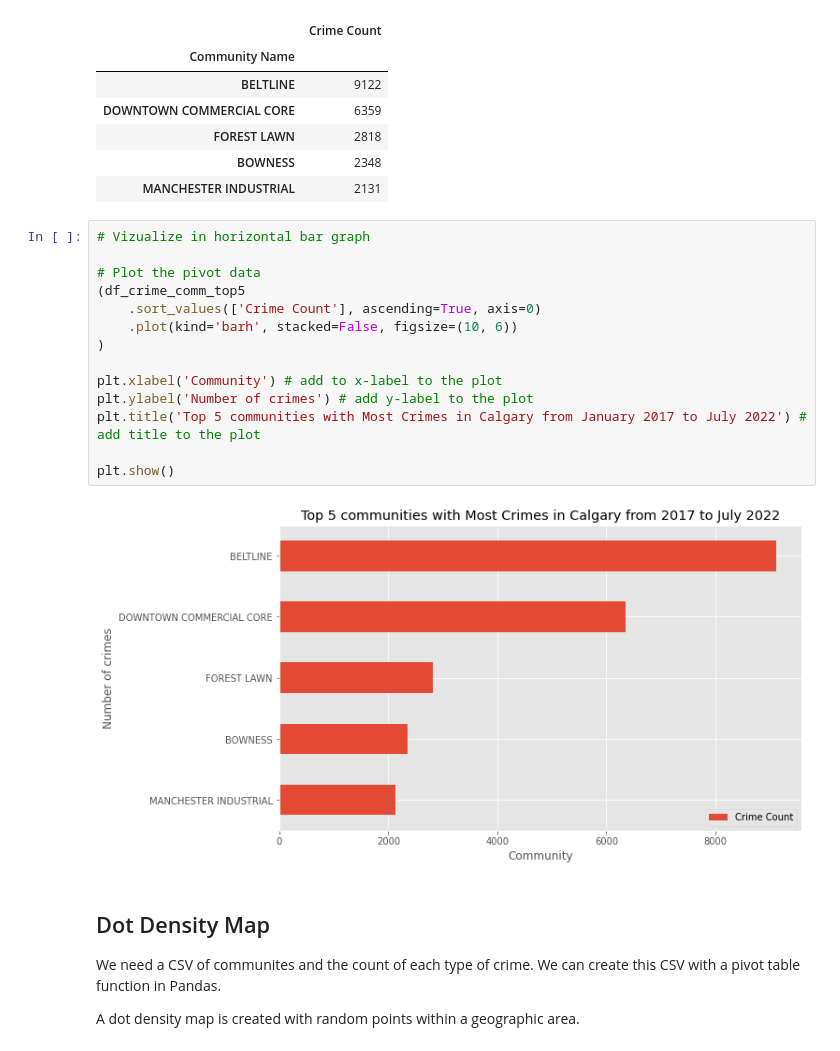
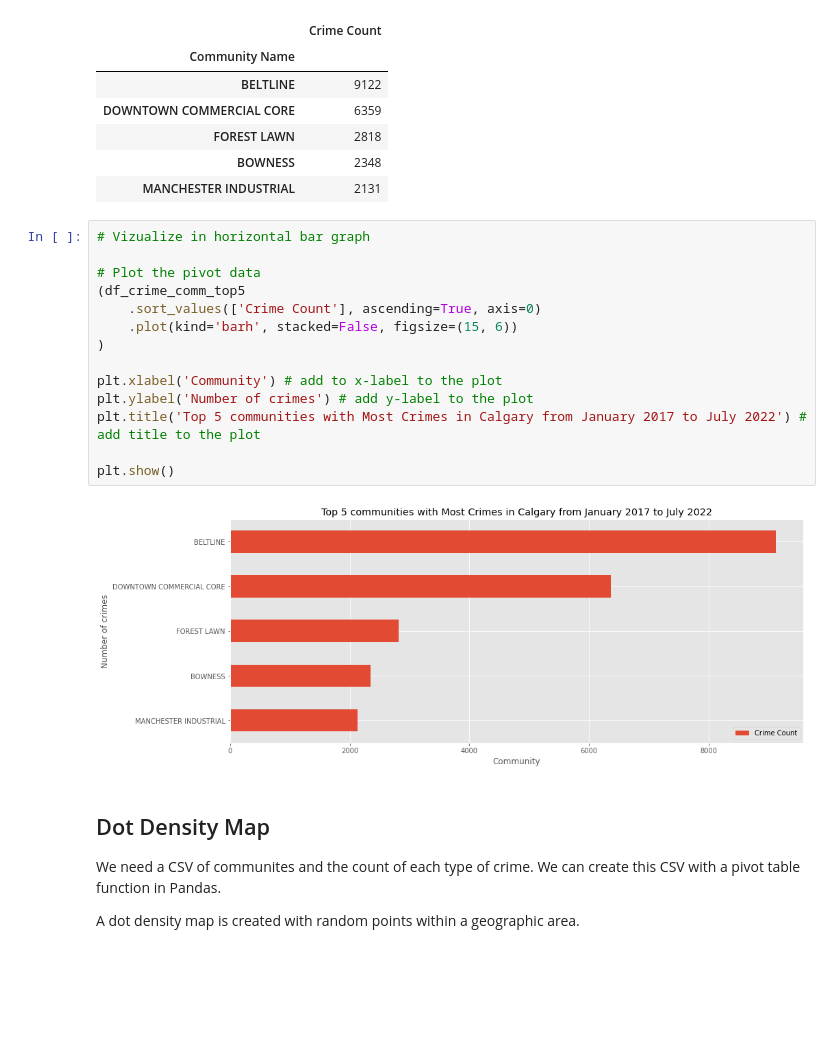
Before and after one commit to kenwtong/analytics, a Jupyter notebook: cirme_analysis.ipynb, the cells around one changed output. Saved outputs shown, nothing was run; the diff lists cells and outputs as text; blank space fills up the shorter version.

Commit message:
Update plot titles

```diff
--- a/cirme_analysis.ipynb
+++ b/cirme_analysis.ipynb
@@ -129,19 +129,19 @@ df_crime_comm_top5
 # %%
 # Vizualize in horizontal bar graph
 
 # Plot the pivot data
 (df_crime_comm_top5
     .sort_values(['Crime Count'], ascending=True, axis=0)
-    .plot(kind='barh', stacked=False, figsize=(10, 6))
+    .plot(kind='barh', stacked=False, figsize=(15, 6))
 )
 
 plt.xlabel('Community') # add to x-label to the plot
 plt.ylabel('Number of crimes') # add y-label to the plot
 plt.title('Top 5 communities with Most Crimes in Calgary from January 2017 to July 2022') # add title to the plot
 
 plt.show()
 # %% [output]
-[figure, old version]
+[figure, new version]
 # %% [markdown]
 ## Dot Density Map
 
```
Also changed, not shown: parts of 1 cell of this notebook.
